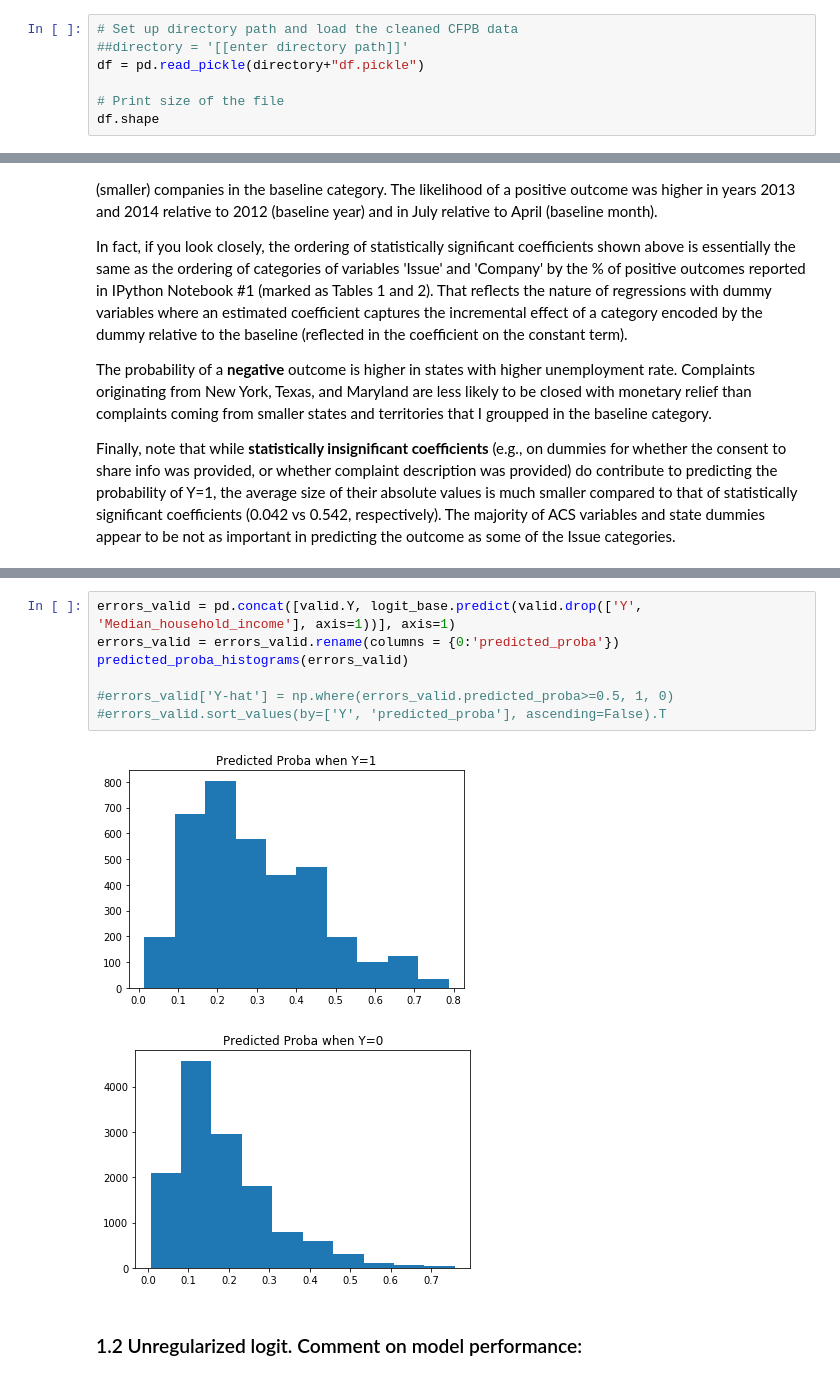
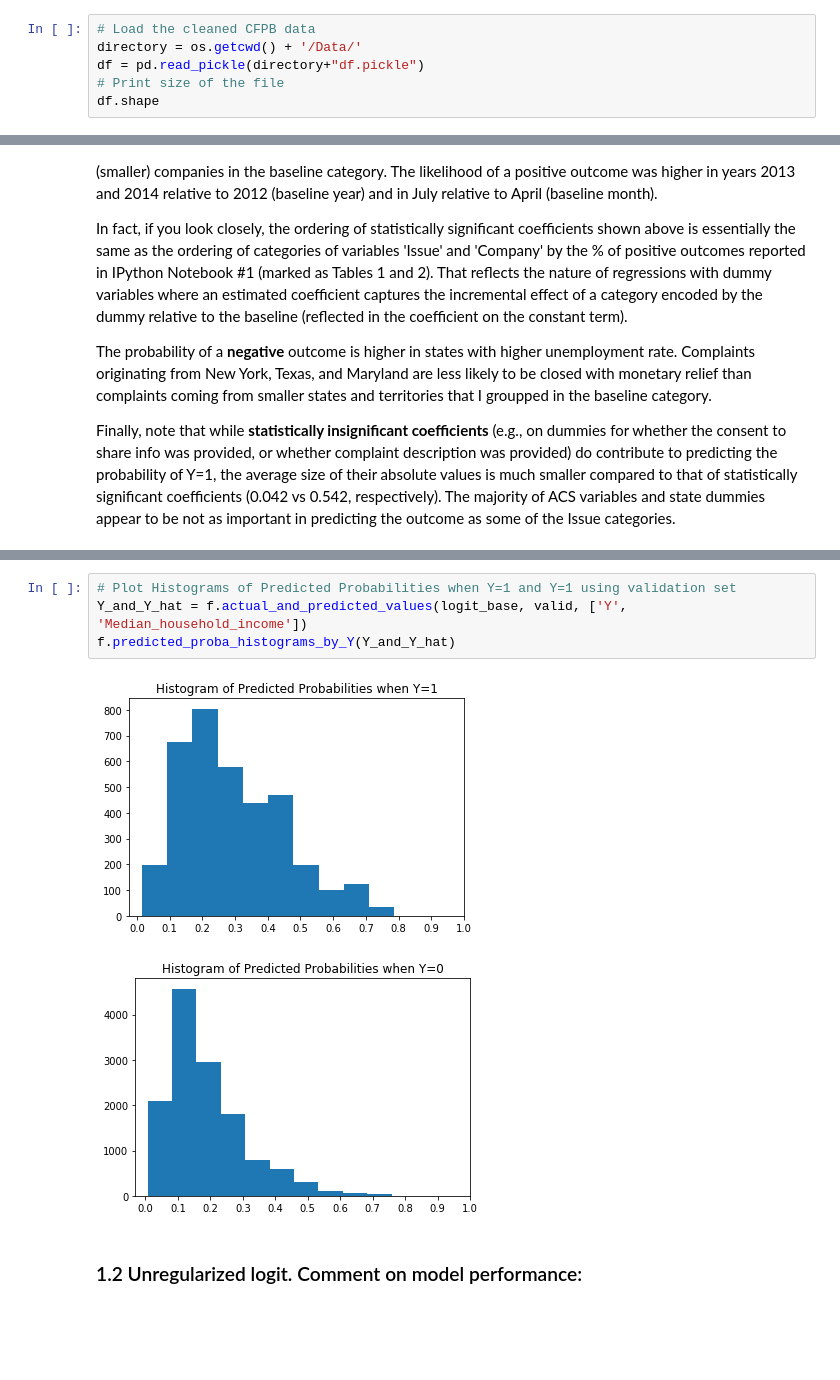
Before and after one commit to zhannazh/Predicting_Outcome_of_Consumer_Finance_Complaints, a Jupyter notebook: 2. Predictive Modeling.ipynb, the cells around one changed output, grey strips where cells are left out. Saved outputs shown, nothing was run; the diff lists cells and outputs as text; blank space fills up the shorter version.

```diff
--- a/2. Predictive Modeling.ipynb
+++ b/2. Predictive Modeling.ipynb
@@ -32,8 +37,7 @@ import df_processing as f  # contains functions to clean up and transform origin
 # %%
-# Set up directory path and load the cleaned CFPB data
-##directory = '[[enter directory path]]'
+# Load the cleaned CFPB data
+directory = os.getcwd() + '/Data/'
 df = pd.read_pickle(directory+"df.pickle")
-
 # Print size of the file
 df.shape
 # %% [output]
@@ -260,13 +236,10 @@ def predicted_proba_histograms(Y_and_Y_hat):
-# %%
-errors_valid = pd.concat([valid.Y, logit_base.predict(valid.drop(['Y', 'Median_household_income'], axis=1))], axis=1)
-errors_valid = errors_valid.rename(columns = {0:'predicted_proba'})
-predicted_proba_histograms(errors_valid)
-
-#errors_valid['Y-hat'] = np.where(errors_valid.predicted_proba>=0.5, 1, 0)
-#errors_valid.sort_values(by=['Y', 'predicted_proba'], ascending=False).T
-# %% [output]
-[figure, removed]
-[figure, removed]
+# %%
+# Plot Histograms of Predicted Probabilities when Y=1 and Y=1 using validation set
+Y_and_Y_hat = f.actual_and_predicted_values(logit_base, valid, ['Y', 'Median_household_income'])
+f.predicted_proba_histograms_by_Y(Y_and_Y_hat)
+# %% [output]
+[figure, added]
+[figure, added]
 # %% [markdown]
 ### 1.2 Unregularized logit. Comment on model performance:
 # %% [markdown]
```
Also changed, not shown: parts of 6 cells of this notebook, 2 other files.
